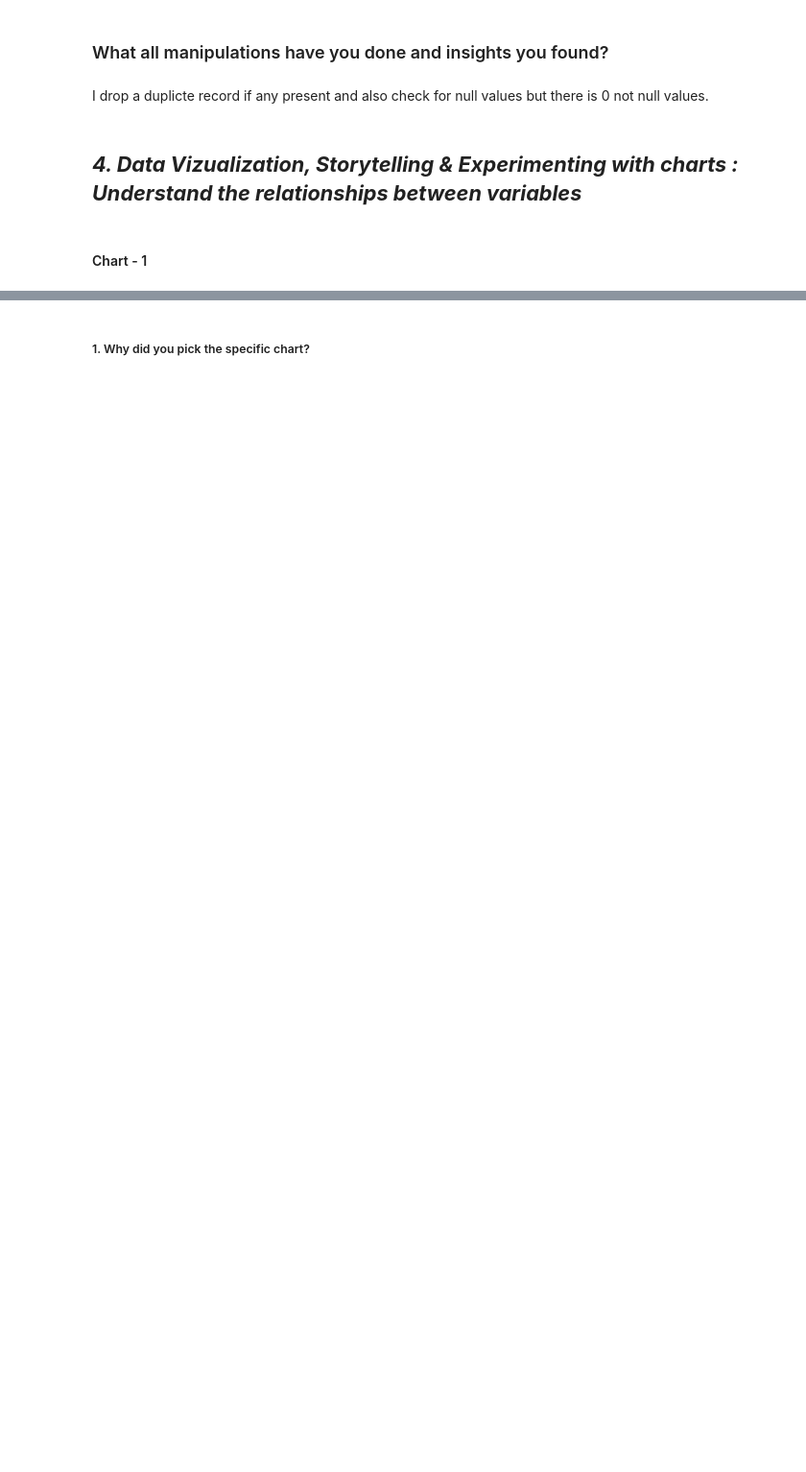
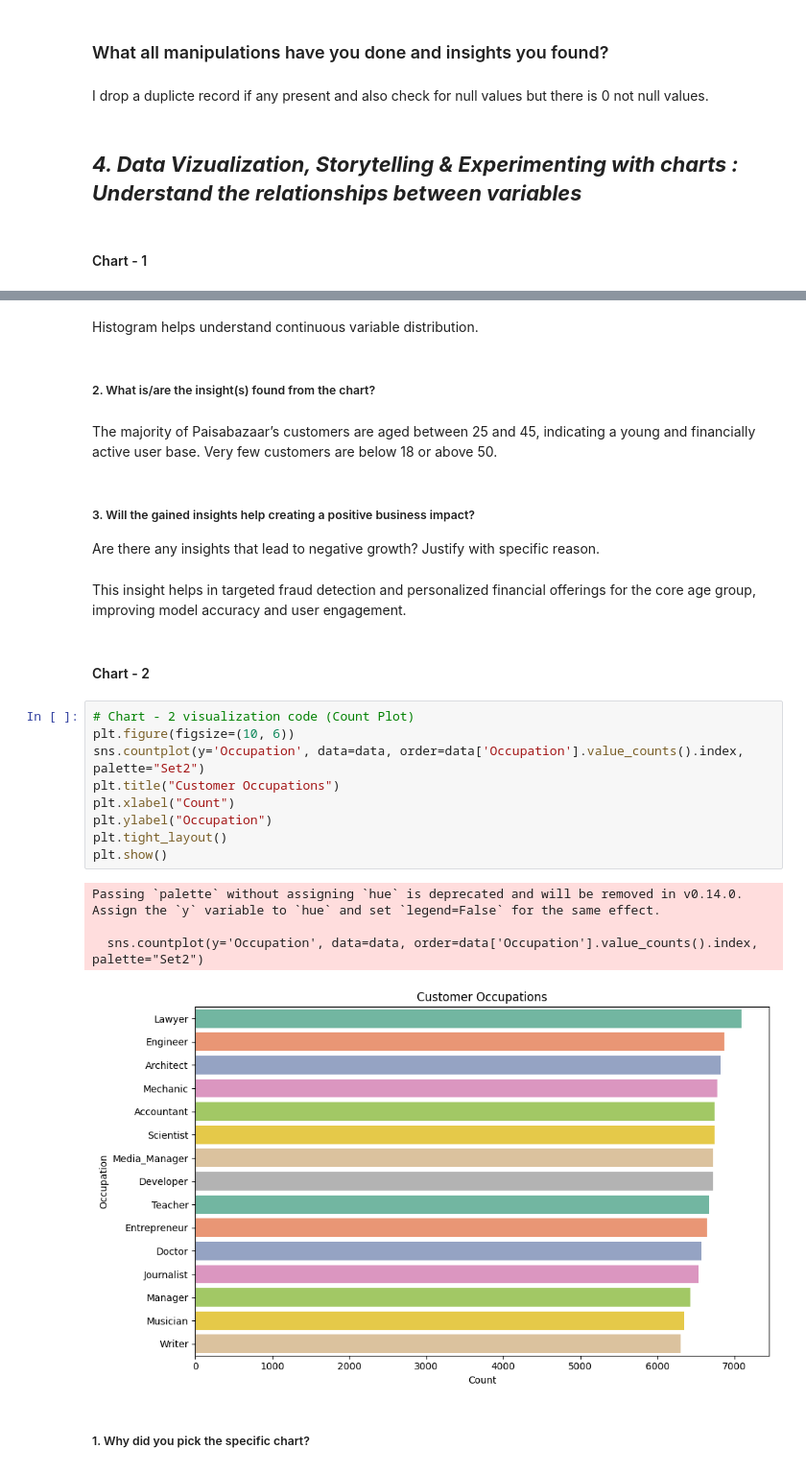
Before and after one commit to AtharvShete2610/Paisa-Bazar-EDA, a Jupyter notebook: EDA_Paisabazaar_Banking_Fraud_Analysis.ipynb, the cells around one changed output, grey strips where cells are left out. Shown at 96% size. Saved outputs shown, nothing was run; the diff lists cells and outputs as text; blank space fills up the shorter version.

```diff
--- a/EDA_Paisabazaar_Banking_Fraud_Analysis.ipynb
+++ b/EDA_Paisabazaar_Banking_Fraud_Analysis.ipynb
@@ -154,2 +270,29 @@ plt.title("Annual Income Count")
+# %% [markdown]
+Histogram helps understand continuous variable distribution.
+# %% [markdown]
+##### 2. What is/are the insight(s) found from the chart?
+# %% [markdown]
+The majority of Paisabazaar’s customers are aged between 25 and 45, indicating a young and financially active user base. Very few customers are below 18 or above 50.
+# %% [markdown]
+##### 3. Will the gained insights help creating a positive business impact?
+Are there any insights that lead to negative growth? Justify with specific reason.
+# %% [markdown]
+This insight helps in targeted fraud detection and personalized financial offerings for the core age group, improving model accuracy and user engagement.
+# %% [markdown]
+#### Chart - 2
+# %%
+# Chart - 2 visualization code (Count Plot)
+plt.figure(figsize=(10, 6))
+sns.countplot(y='Occupation', data=data, order=data['Occupation'].value_counts().index, palette="Set2")
+plt.title("Customer Occupations")
+plt.xlabel("Count")
+plt.ylabel("Occupation")
+plt.tight_layout()
+plt.show()
+# %% [output]
+Passing `palette` without assigning `hue` is deprecated and will be removed in v0.14.0. Assign the `y` variable to `hue` and set `legend=False` for the same effect.
+
+  sns.countplot(y='Occupation', data=data, order=data['Occupation'].value_counts().index, palette="Set2")
+[figure, added]
 # %% [markdown]
 ##### 1. Why did you pick the specific chart?
```
Also changed, not shown: parts of 89 cells of this notebook.
